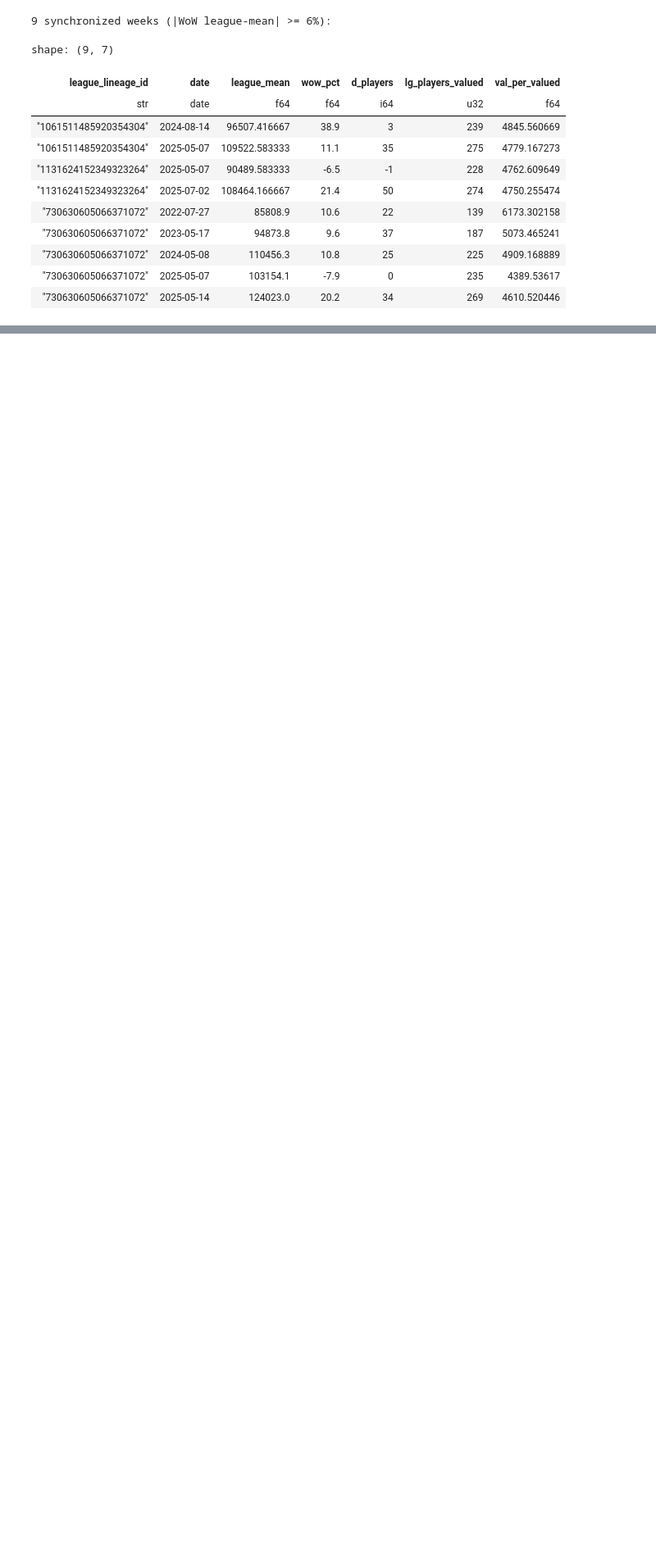
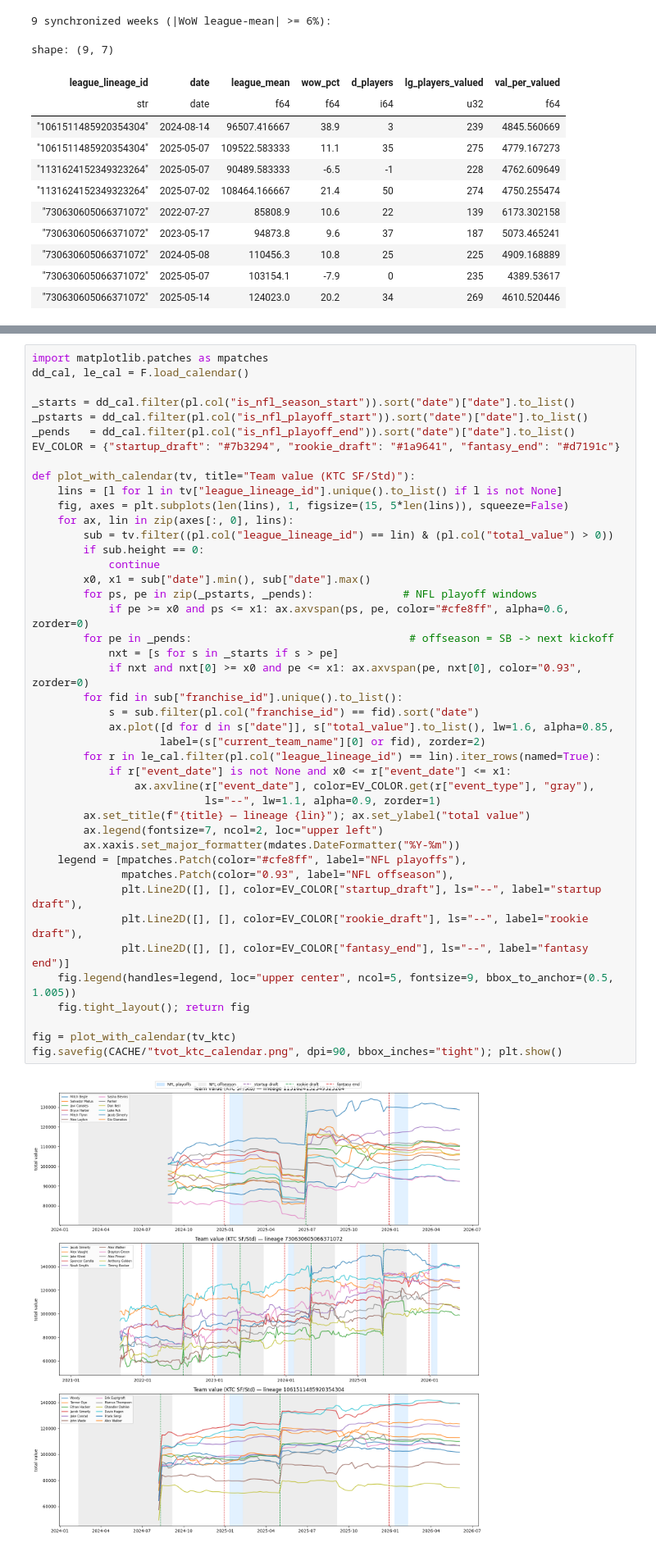
Before and after one commit to jsimerly/fantasy-analysis, a Jupyter notebook: analysis/02_team_value_over_time.ipynb, the cells around one changed output, grey strips where cells are left out. Shown at 82% size. Drawn from its saved outputs; the diff is of its cells as text; blank space fills up the shorter version.

```diff
--- a/analysis/02_team_value_over_time.ipynb
+++ b/analysis/02_team_value_over_time.ipynb
@@ -228,3 +234,48 @@ fig.tight_layout(); fig.savefig(CACHE/"tvot_ktc_spikes.png",dpi=90,bbox_inches="
+# %%
+import matplotlib.patches as mpatches
+dd_cal, le_cal = F.load_calendar()
+
+_starts = dd_cal.filter(pl.col("is_nfl_season_start")).sort("date")["date"].to_list()
+_pstarts = dd_cal.filter(pl.col("is_nfl_playoff_start")).sort("date")["date"].to_list()
+_pends   = dd_cal.filter(pl.col("is_nfl_playoff_end")).sort("date")["date"].to_list()
+EV_COLOR = {"startup_draft": "#7b3294", "rookie_draft": "#1a9641", "fantasy_end": "#d7191c"}
+
+def plot_with_calendar(tv, title="Team value (KTC SF/Std)"):
+    lins = [l for l in tv["league_lineage_id"].unique().to_list() if l is not None]
+    fig, axes = plt.subplots(len(lins), 1, figsize=(15, 5*len(lins)), squeeze=False)
+    for ax, lin in zip(axes[:, 0], lins):
+        sub = tv.filter((pl.col("league_lineage_id") == lin) & (pl.col("total_value") > 0))
+        if sub.height == 0:
+            continue
+        x0, x1 = sub["date"].min(), sub["date"].max()
+        for ps, pe in zip(_pstarts, _pends):              # NFL playoff windows
+            if pe >= x0 and ps <= x1: ax.axvspan(ps, pe, color="#cfe8ff", alpha=0.6, zorder=0)
+        for pe in _pends:                                  # offseason = SB -> next kickoff
+            nxt = [s for s in _starts if s > pe]
+            if nxt and nxt[0] >= x0 and pe <= x1: ax.axvspan(pe, nxt[0], color="0.93", zorder=0)
+        for fid in sub["franchise_id"].unique().to_list():
+            s = sub.filter(pl.col("franchise_id") == fid).sort("date")
+            ax.plot([d for d in s["date"]], s["total_value"].to_list(), lw=1.6, alpha=0.85,
+                    label=(s["current_team_name"][0] or fid), zorder=2)
+        for r in le_cal.filter(pl.col("league_lineage_id") == lin).iter_rows(named=True):
+            if r["event_date"] is not None and x0 <= r["event_date"] <= x1:
+                ax.axvline(r["event_date"], color=EV_COLOR.get(r["event_type"], "gray"),
+                           ls="--", lw=1.1, alpha=0.9, zorder=1)
+        ax.set_title(f"{title} — lineage {lin}"); ax.set_ylabel("total value")
+        ax.legend(fontsize=7, ncol=2, loc="upper left")
+        ax.xaxis.set_major_formatter(mdates.DateFormatter("%Y-%m"))
+    legend = [mpatches.Patch(color="#cfe8ff", label="NFL playoffs"),
+              mpatches.Patch(color="0.93", label="NFL offseason"),
+              plt.Line2D([], [], color=EV_COLOR["startup_draft"], ls="--", label="startup draft"),
+              plt.Line2D([], [], color=EV_COLOR["rookie_draft"], ls="--", label="rookie draft"),
+              plt.Line2D([], [], color=EV_COLOR["fantasy_end"], ls="--", label="fantasy end")]
+    fig.legend(handles=legend, loc="upper center", ncol=5, fontsize=9, bbox_to_anchor=(0.5, 1.005))
+    fig.tight_layout(); return fig
+
+fig = plot_with_calendar(tv_ktc)
+fig.savefig(CACHE/"tvot_ktc_calendar.png", dpi=90, bbox_inches="tight"); plt.show()
+# %% [output]
+[figure, added]
 # %% [markdown]
 ## Caveats / where to look if it's wrong
 - **Pick valuation is round-level** (KTC tier=Mid; FC round-generic). The standings-based tier/slot
```
Also changed, not shown: parts of 8 cells of this notebook, 1 other file.
